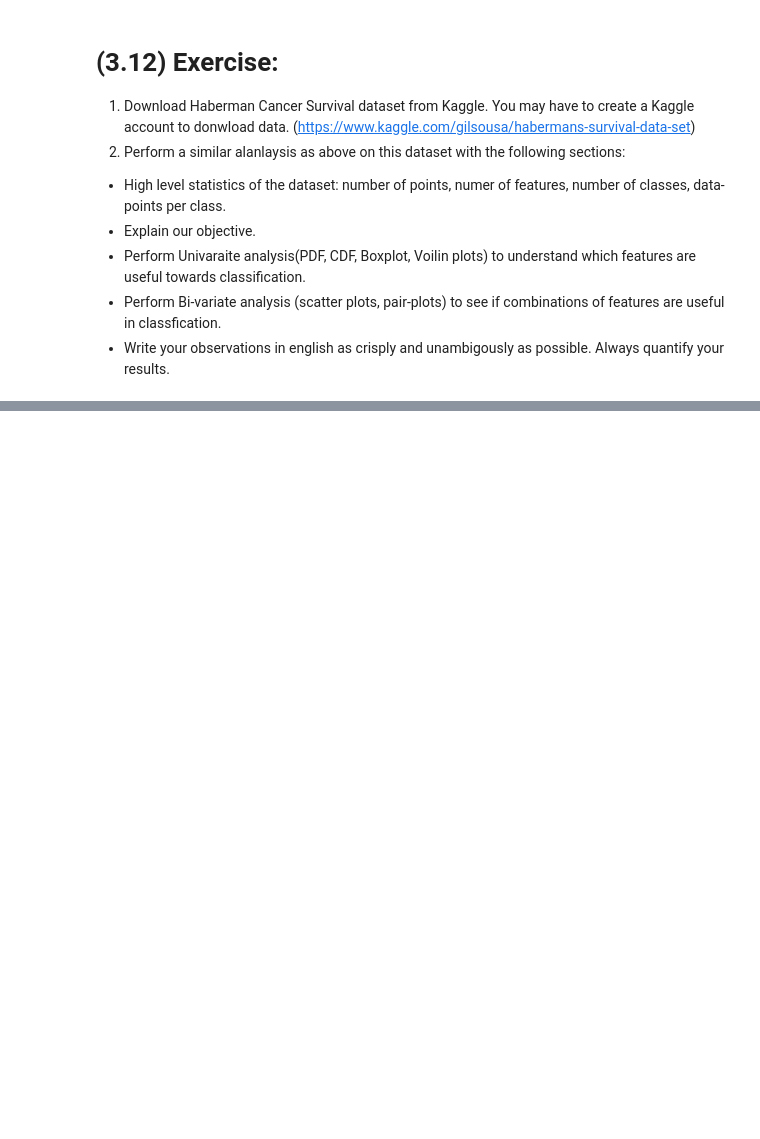
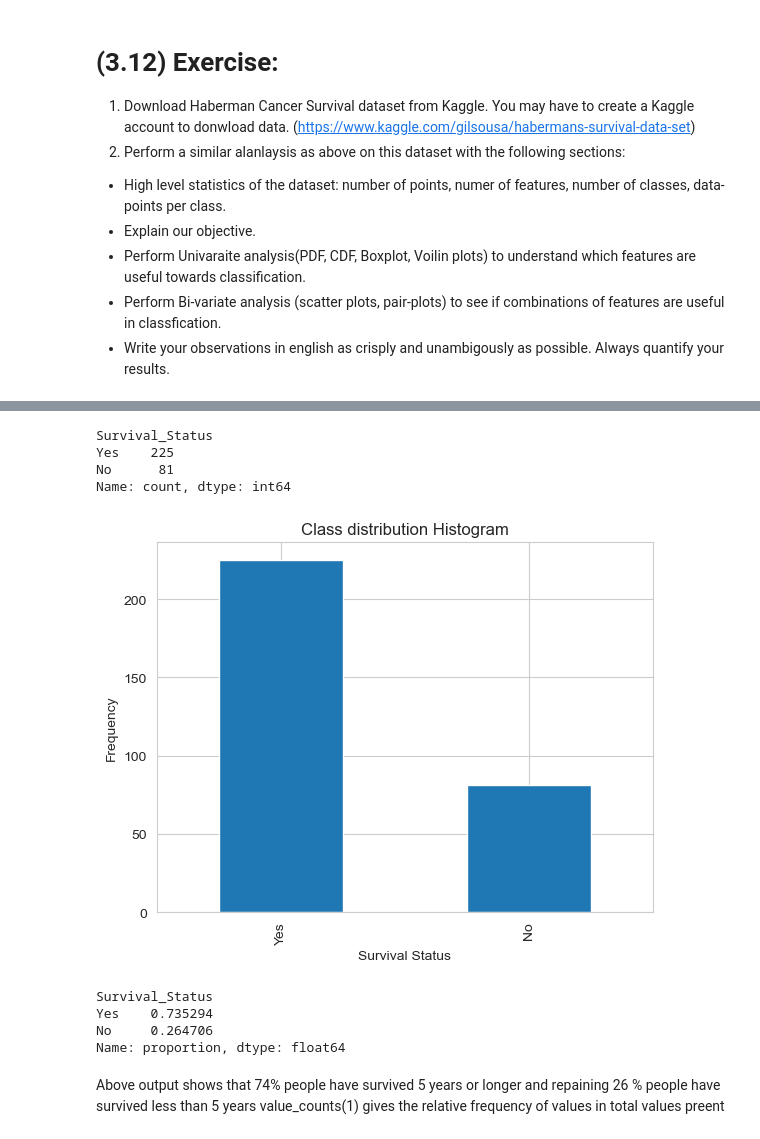
Before and after one commit to aishwarya30998/MachineLearning, a Jupyter notebook: exploratoryDataAnalysisEDA/9.1 Exploratory Data Analysis.ipynb, the cells around one changed output, grey strips where cells are left out. Saved outputs shown, nothing was run; the diff lists cells and outputs as text; code cells hidden in the pictures; blank space fills up the shorter version.

```diff
--- a/exploratoryDataAnalysisEDA/9.1 Exploratory Data Analysis.ipynb
+++ b/exploratoryDataAnalysisEDA/9.1 Exploratory Data Analysis.ipynb
@@ -447,0 +522,5 @@ stats.kstest(x,'norm')
+# %%
+# modify the target column as meaning full values yes =1 and no = 0 and also type is changed to category for last column from int64
+haberman['Survival_Status'] = haberman['Survival_Status'].map({1: "Yes", 2: "No"})
+haberman['Survival_Status'] = haberman['Survival_Status'].astype('category')
+haberman.head()
@@ -447,0 +549,32 @@ stats.kstest(x,'norm')
+# %%
+#Distribution of Classes in Data Set
+# check how many datapoints for each class are present for survival_status column
+haberman['Survival_Status'].value_counts()
+# %% [output]
+Survival_Status
+Yes    225
+No      81
+Name: count, dtype: int64
+# %%
+# Now plotting histograms for classes
+#Binary classification - only two classes
+count_classes = haberman['Survival_Status'].value_counts()
+count_classes.plot(kind = 'bar')
+plt.title("Class distribution Histogram")
+plt.xlabel("Survival Status")
+plt.ylabel("Frequency")
+plt.show()
+# %% [output]
+[figure, added]
+# %%
+# to get the percentage of people survived and not survived 5 years or longer
+haberman['Survival_Status'].value_counts(1)
+# %% [output]
+Survival_Status
+Yes    0.735294
+No     0.264706
+Name: proportion, dtype: float64
+# %% [markdown]
+Above output shows that 74% people have survived 5 years or longer
+and repaining 26 % people have survived less than 5 years
+value_counts(1) gives the relative frequency of values in total values preent
```
Also changed, not shown: parts of 33 cells of this notebook.
